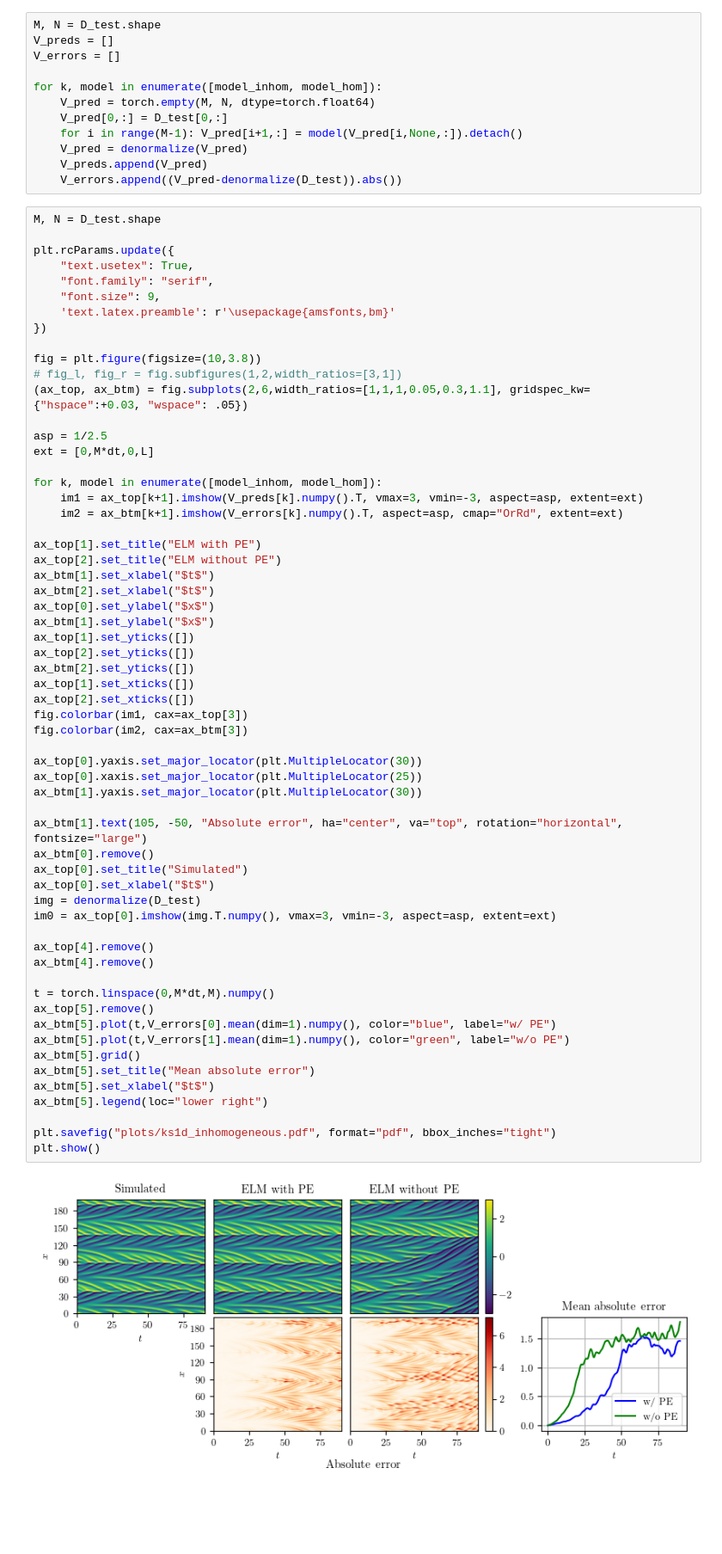
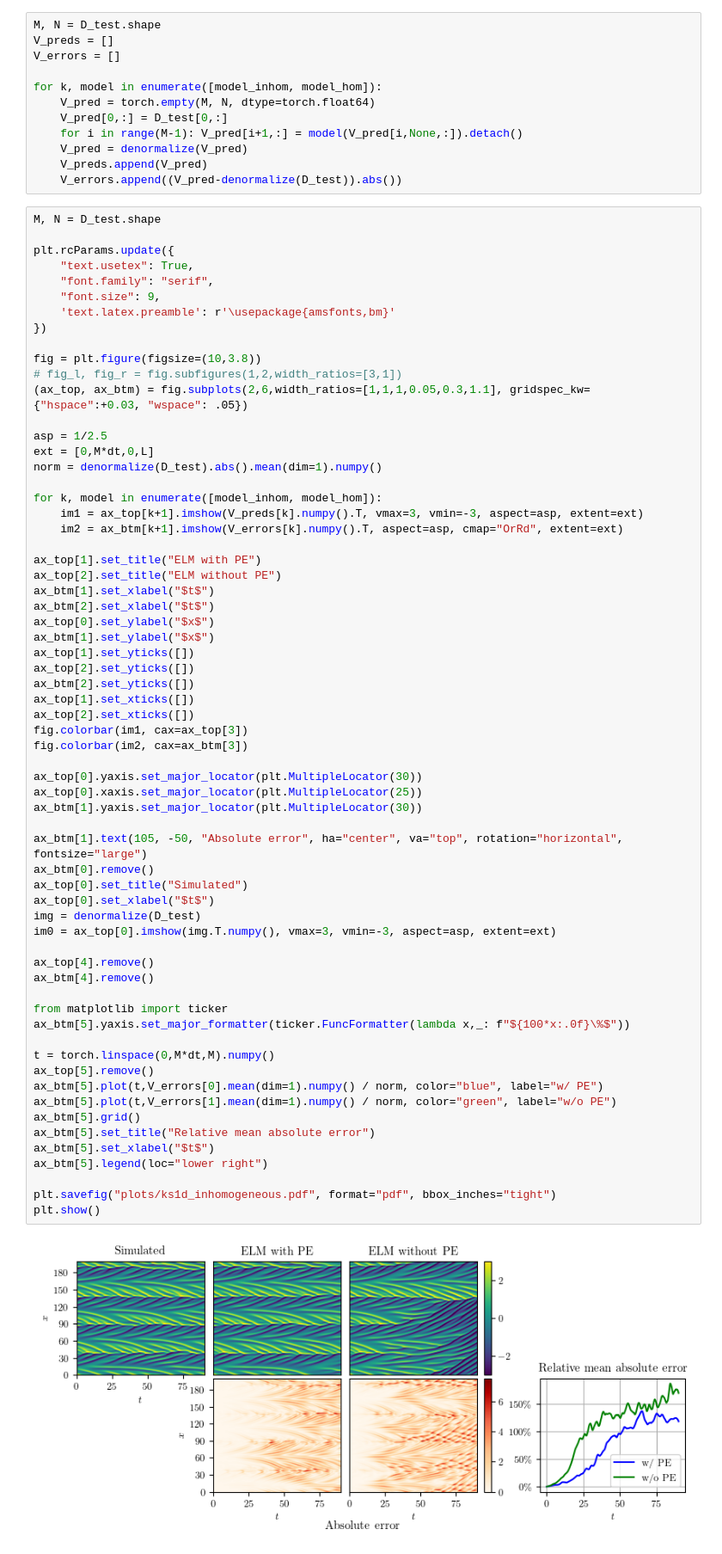
Before and after one commit to graps1/ELM-PDEs, a Jupyter notebook: ks1d/ks1d_inhomogeneous.ipynb, the cells around one changed output. Shown at 86% size. Cells and saved outputs as stored; diff of their text form; blank space fills up the shorter version.

```diff
--- a/ks1d/ks1d_inhomogeneous.ipynb
+++ b/ks1d/ks1d_inhomogeneous.ipynb
@@ -63,6 +63,7 @@ fig = plt.figure(figsize=(10,3.8))
 
 asp = 1/2.5
 ext = [0,M*dt,0,L]
+norm = denormalize(D_test).abs().mean(dim=1).numpy()
 
 for k, model in enumerate([model_inhom, model_hom]):
     im1 = ax_top[k+1].imshow(V_preds[k].numpy().T, vmax=3, vmin=-3, aspect=asp, extent=ext)
@@ -78,37 +79,40 @@ ax_top[1].set_yticks([])
 ax_top[2].set_yticks([])
 ax_btm[2].set_yticks([])
 ax_top[1].set_xticks([])
 ax_top[2].set_xticks([])
 fig.colorbar(im1, cax=ax_top[3])
 fig.colorbar(im2, cax=ax_btm[3])
 
 ax_top[0].yaxis.set_major_locator(plt.MultipleLocator(30))
 ax_top[0].xaxis.set_major_locator(plt.MultipleLocator(25))
 ax_btm[1].yaxis.set_major_locator(plt.MultipleLocator(30))
 
 ax_btm[1].text(105, -50, "Absolute error", ha="center", va="top", rotation="horizontal", fontsize="large")
 ax_btm[0].remove()
 ax_top[0].set_title("Simulated")
 ax_top[0].set_xlabel("$t$")
 img = denormalize(D_test)
 im0 = ax_top[0].imshow(img.T.numpy(), vmax=3, vmin=-3, aspect=asp, extent=ext)
 
 ax_top[4].remove()
 ax_btm[4].remove()
 
+from matplotlib import ticker
+ax_btm[5].yaxis.set_major_formatter(ticker.FuncFormatter(lambda x,_: f"${100*x:.0f}\%$"))
+
 t = torch.linspace(0,M*dt,M).numpy()
 ax_top[5].remove()
-ax_btm[5].plot(t,V_errors[0].mean(dim=1).numpy(), color="blue", label="w/ PE")
-ax_btm[5].plot(t,V_errors[1].mean(dim=1).numpy(), color="green", label="w/o PE")
+ax_btm[5].plot(t,V_errors[0].mean(dim=1).numpy() / norm, color="blue", label="w/ PE")
+ax_btm[5].plot(t,V_errors[1].mean(dim=1).numpy() / norm, color="green", label="w/o PE")
 ax_btm[5].grid()
-ax_btm[5].set_title("Mean absolute error")
+ax_btm[5].set_title("Relative mean absolute error")
 ax_btm[5].set_xlabel("$t$")
 ax_btm[5].legend(loc="lower right")
 
 plt.savefig("plots/ks1d_inhomogeneous.pdf", format="pdf", bbox_inches="tight")
 plt.show()
 # %% [output]
-[figure, old version]
+[figure, new version]
 # %%
 x = torch.linspace(0,L,N)
 t = torch.linspace(0,dt*M,M)
```
Also changed, not shown: parts of 2 cells of this notebook, 6 other files.
